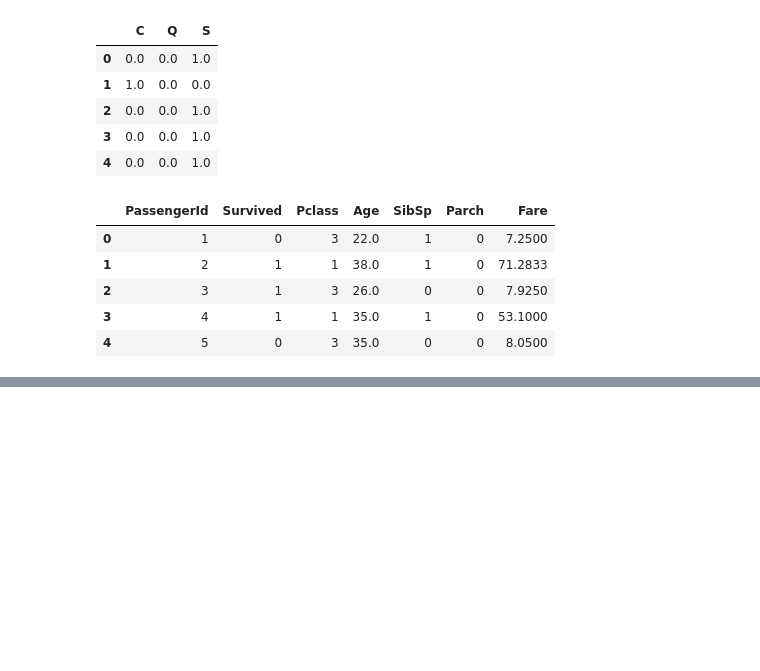
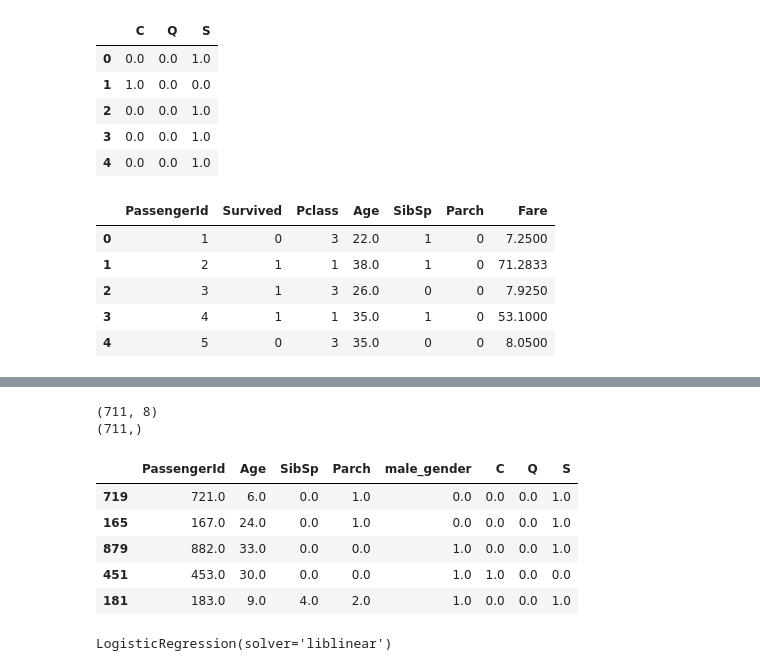
Before and after one commit to apratsunrthd/Python-for-Data-Science, a Jupyter notebook: Part2/03_03_logistic_regression.ipynb, the cells around one changed output, grey strips where cells are left out. Cells and saved outputs as stored; diff of their text form; code cells hidden in the pictures; blank space fills up the shorter version.

```diff
--- a/Part2/03_03_logistic_regression.ipynb
+++ b/Part2/03_03_logistic_regression.ipynb
@@ -260,0 +295,24 @@ titanic_dmy[:5]
+# %%
+X_train, X_test, y_train, y_test = train_test_split(titanic_dmy.drop('Survived', axis=1),
+titanic_dmy['Survived'], test_size=0.2,
+random_state=200)
+# %%
+print(X_train.shape)
+print(y_train.shape)
+# %% [output]
+(711, 8)
+(711,)
+# %%
+X_train[:5]
+# %% [output]
+|  | PassengerId | Age | SibSp | Parch | male_gender | C | Q | S |
+| 719 | 721.0 | 6.0 | 0.0 | 1.0 | 0.0 | 0.0 | 0.0 | 1.0 |
+| 165 | 167.0 | 24.0 | 0.0 | 1.0 | 0.0 | 0.0 | 0.0 | 1.0 |
+| 879 | 882.0 | 33.0 | 0.0 | 0.0 | 1.0 | 0.0 | 0.0 | 1.0 |
+| 451 | 453.0 | 30.0 | 0.0 | 0.0 | 1.0 | 1.0 | 0.0 | 0.0 |
+| 181 | 183.0 | 9.0 | 4.0 | 2.0 | 1.0 | 0.0 | 0.0 | 1.0 |
+# %%
+LogReg = LogisticRegression(solver='liblinear')
+LogReg.fit(X_train, y_train)
+# %% [output]
+LogisticRegression(solver='liblinear')
```
Also changed, not shown: parts of 12 cells of this notebook.
